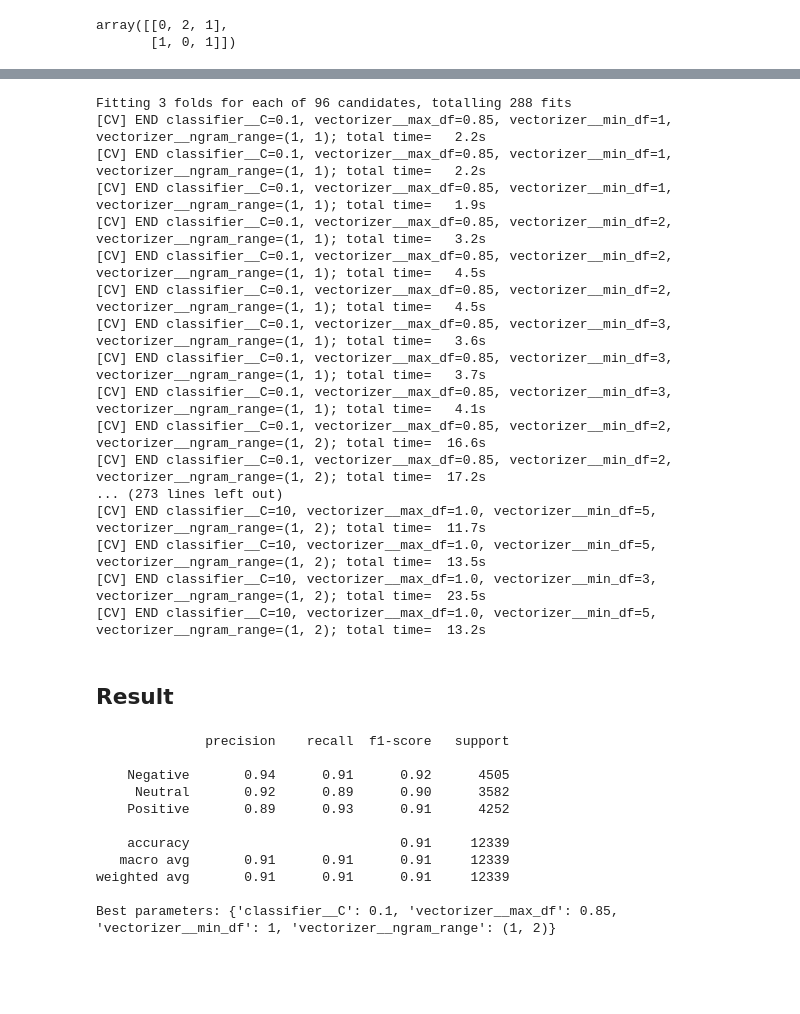
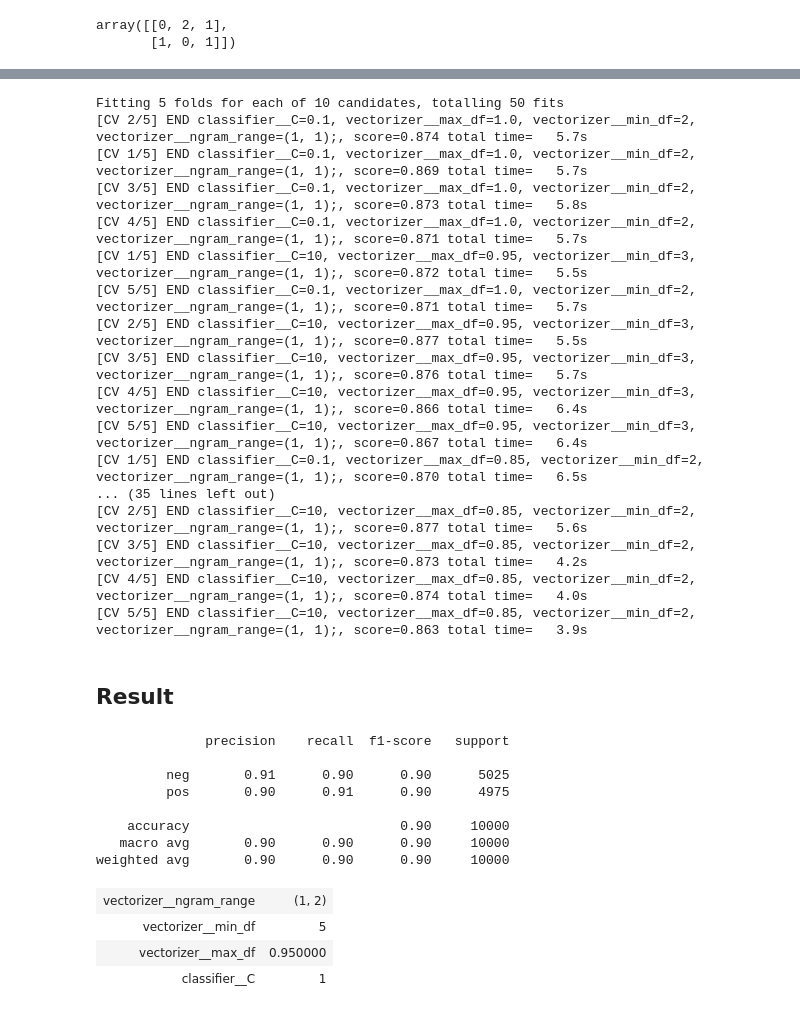
Before and after one commit to sweetpalma/mle, a Jupyter notebook: sentiment/01-logistic-regression.ipynb, the cells around one changed output, grey strips where cells are left out. Cells and saved outputs as stored; diff of their text form; code cells hidden in the pictures; blank space fills up the shorter version.

```diff
--- a/sentiment/01-logistic-regression.ipynb
+++ b/sentiment/01-logistic-regression.ipynb
@@ -78,10 +35,3 @@ display(df)
-# %%
-from sklearn.model_selection import train_test_split
-train, test = train_test_split(df, test_size=0.2)
-x_train = train['text']
-y_train = train['sentiment']
-x_test = test['text']
-y_test = test['sentiment']
 # %% [markdown]
 ## Building and Training the Model
 
@@ -112,7 +62,7 @@ Finally, let's define a classifier (no fancy configuration here *yet*) and stuck
 # %%
 from sklearn.pipeline import Pipeline
 from sklearn.linear_model import LogisticRegression
-classifier = LogisticRegression(solver='lbfgs', max_iter=1500)
+classifier = LogisticRegression()
 pipeline = Pipeline([
     ('vectorizer', vectorizer),
     ('scaler', scaler),
@@ -145,46 +93,51 @@ Here comes the moment of truth - we could finally start actually *training* our
 # %%
+%%capture --no-stdout
 from joblib import parallel_backend
-from sklearn.model_selection import GridSearchCV
-grid = GridSearchCV(pipeline, param_grid=param_grid, scoring='accuracy', cv=3, n_jobs=-1, verbose=2)
-with parallel_backend('multiprocessing'):
-    grid.fit(x_train, y_train)
+from sklearn.model_selection import RandomizedSearchCV
+cv = RandomizedSearchCV(pipeline, param_grid, random_state=0, n_jobs=-1, verbose=3)
+cv.fit(x_train, y_train)
 # %% [output]
-Fitting 3 folds for each of 96 candidates, totalling 288 fits
-[CV] END classifier__C=0.1, vectorizer__max_df=0.85, vectorizer__min_df=1, vectorizer__ngram_range=(1, 1); total time=   2.2s
-[CV] END classifier__C=0.1, vectorizer__max_df=0.85, vectorizer__min_df=1, vectorizer__ngram_range=(1, 1); total time=   2.2s
-[CV] END classifier__C=0.1, vectorizer__max_df=0.85, vectorizer__min_df=1, vectorizer__ngram_range=(1, 1); total time=   1.9s
-[CV] END classifier__C=0.1, vectorizer__max_df=0.85, vectorizer__min_df=2, vectorizer__ngram_range=(1, 1); total time=   3.2s
-[CV] END classifier__C=0.1, vectorizer__max_df=0.85, vectorizer__min_df=2, vectorizer__ngram_range=(1, 1); total time=   4.5s
-[CV] END classifier__C=0.1, vectorizer__max_df=0.85, vectorizer__min_df=2, vectorizer__ngram_range=(1, 1); total time=   4.5s
-[CV] END classifier__C=0.1, vectorizer__max_df=0.85, vectorizer__min_df=3, vectorizer__ngram_range=(1, 1); total time=   3.6s
-[CV] END classifier__C=0.1, vectorizer__max_df=0.85, vectorizer__min_df=3, vectorizer__ngram_range=(1, 1); total time=   3.7s
-[CV] END classifier__C=0.1, vectorizer__max_df=0.85, vectorizer__min_df=3, vectorizer__ngram_range=(1, 1); total time=   4.1s
-[CV] END classifier__C=0.1, vectorizer__max_df=0.85, vectorizer__min_df=2, vectorizer__ngram_range=(1, 2); total time=  16.6s
-[CV] END classifier__C=0.1, vectorizer__max_df=0.85, vectorizer__min_df=2, vectorizer__ngram_range=(1, 2); total time=  17.2s
-... (273 lines left out)
-[CV] END classifier__C=10, vectorizer__max_df=1.0, vectorizer__min_df=5, vectorizer__ngram_range=(1, 2); total time=  11.7s
-[CV] END classifier__C=10, vectorizer__max_df=1.0, vectorizer__min_df=5, vectorizer__ngram_range=(1, 2); total time=  13.5s
-[CV] END classifier__C=10, vectorizer__max_df=1.0, vectorizer__min_df=3, vectorizer__ngram_range=(1, 2); total time=  23.5s
-[CV] END classifier__C=10, vectorizer__max_df=1.0, vectorizer__min_df=5, vectorizer__ngram_range=(1, 2); total time=  13.2s
+Fitting 5 folds for each of 10 candidates, totalling 50 fits
+[CV 2/5] END classifier__C=0.1, vectorizer__max_df=1.0, vectorizer__min_df=2, vectorizer__ngram_range=(1, 1);, score=0.874 total time=   5.7s
+[CV 1/5] END classifier__C=0.1, vectorizer__max_df=1.0, vectorizer__min_df=2, vectorizer__ngram_range=(1, 1);, score=0.869 total time=   5.7s
+[CV 3/5] END classifier__C=0.1, vectorizer__max_df=1.0, vectorizer__min_df=2, vectorizer__ngram_range=(1, 1);, score=0.873 total time=   5.8s
+[CV 4/5] END classifier__C=0.1, vectorizer__max_df=1.0, vectorizer__min_df=2, vectorizer__ngram_range=(1, 1);, score=0.871 total time=   5.7s
+[CV 1/5] END classifier__C=10, vectorizer__max_df=0.95, vectorizer__min_df=3, vectorizer__ngram_range=(1, 1);, score=0.872 total time=   5.5s
+[CV 5/5] END classifier__C=0.1, vectorizer__max_df=1.0, vectorizer__min_df=2, vectorizer__ngram_range=(1, 1);, score=0.871 total time=   5.7s
+[CV 2/5] END classifier__C=10, vectorizer__max_df=0.95, vectorizer__min_df=3, vectorizer__ngram_range=(1, 1);, score=0.877 total time=   5.5s
+[CV 3/5] END classifier__C=10, vectorizer__max_df=0.95, vectorizer__min_df=3, vectorizer__ngram_range=(1, 1);, score=0.876 total time=   5.7s
+[CV 4/5] END classifier__C=10, vectorizer__max_df=0.95, vectorizer__min_df=3, vectorizer__ngram_range=(1, 1);, score=0.866 total time=   6.4s
+[CV 5/5] END classifier__C=10, vectorizer__max_df=0.95, vectorizer__min_df=3, vectorizer__ngram_range=(1, 1);, score=0.867 total time=   6.4s
+[CV 1/5] END classifier__C=0.1, vectorizer__max_df=0.85, vectorizer__min_df=2, vectorizer__ngram_range=(1, 1);, score=0.870 total time=   6.5s
+... (35 lines left out)
+[CV 2/5] END classifier__C=10, vectorizer__max_df=0.85, vectorizer__min_df=2, vectorizer__ngram_range=(1, 1);, score=0.877 total time=   5.6s
+[CV 3/5] END classifier__C=10, vectorizer__max_df=0.85, vectorizer__min_df=2, vectorizer__ngram_range=(1, 1);, score=0.873 total time=   4.2s
+[CV 4/5] END classifier__C=10, vectorizer__max_df=0.85, vectorizer__min_df=2, vectorizer__ngram_range=(1, 1);, score=0.874 total time=   4.0s
+[CV 5/5] END classifier__C=10, vectorizer__max_df=0.85, vectorizer__min_df=2, vectorizer__ngram_range=(1, 1);, score=0.863 total time=   3.9s
 # %% [markdown]
 ## Result
 # %%
 from sklearn.metrics import classification_report
-prediction = grid.best_estimator_.predict(x_test)
-print(classification_report(y_test, prediction))
-print(f'Best parameters: {grid.best_params_}')
+prediction = cv.best_estimator_.predict(x_test)
+print(classification_report(y_test, prediction, target_names=ds.features['label'].names))
 # %% [output]
               precision    recall  f1-score   support
 
-    Negative       0.94      0.91      0.92      4505
-     Neutral       0.92      0.89      0.90      3582
-    Positive       0.89      0.93      0.91      4252
+         neg       0.91      0.90      0.90      5025
+         pos       0.90      0.91      0.90      4975
 
-    accuracy                           0.91     12339
-   macro avg       0.91      0.91      0.91     12339
-weighted avg       0.91      0.91      0.91     12339
-
-Best parameters: {'classifier__C': 0.1, 'vectorizer__max_df': 0.85, 'vectorizer__min_df': 1, 'vectorizer__ngram_range': (1, 2)}
+    accuracy                           0.90     10000
+   macro avg       0.90      0.90      0.90     10000
+weighted avg       0.90      0.90      0.90     10000
+# %%
+from pandas import DataFrame
+best_params_table = DataFrame.from_dict(cv.best_params_.items())
+display(best_params_table.style.hide(axis=0).hide(axis=1))
+# %% [output]
+| vectorizer__ngram_range | (1, 2) |
+| vectorizer__min_df | 5 |
+| vectorizer__max_df | 0.950000 |
+| classifier__C | 1 |
 # %% [markdown]
 ## Conclusion
 
```
Also changed, not shown: parts of 14 cells of this notebook, 6 other files.
